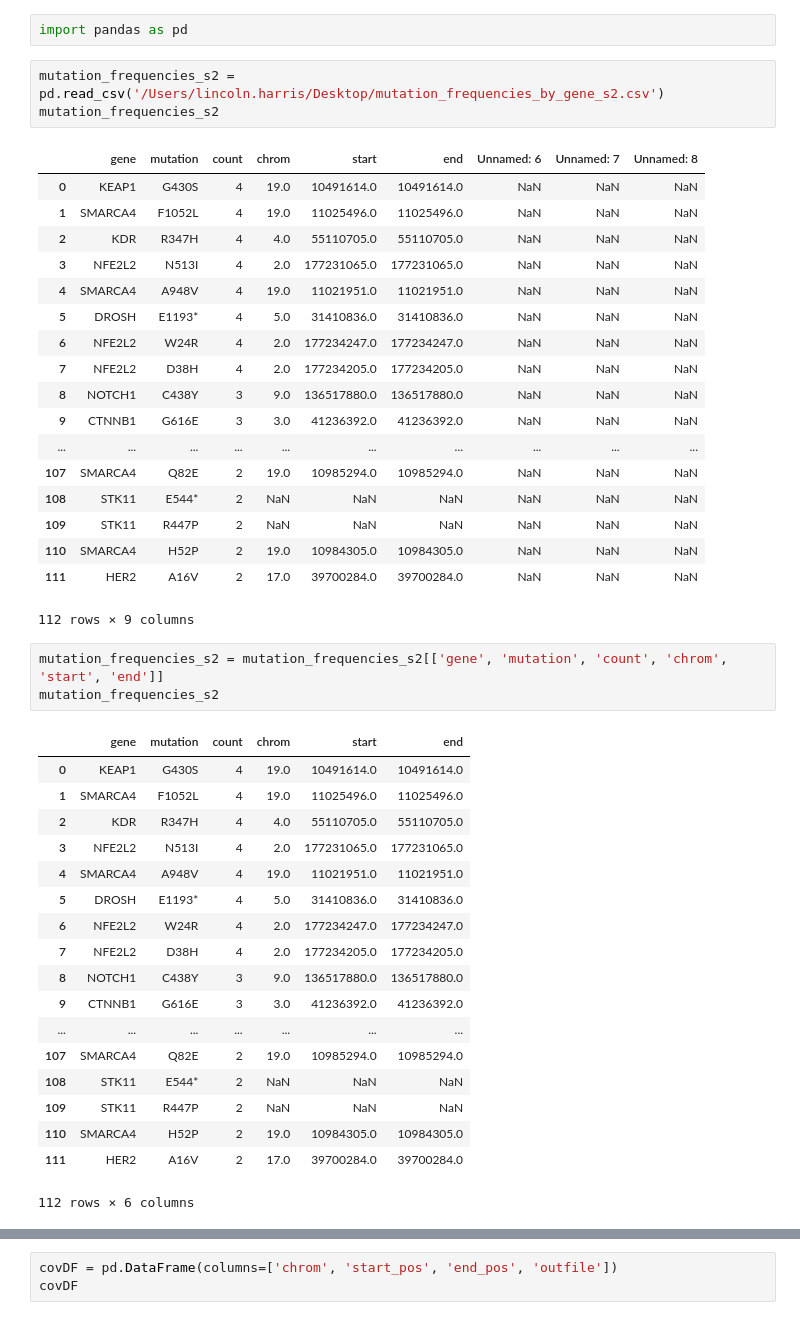
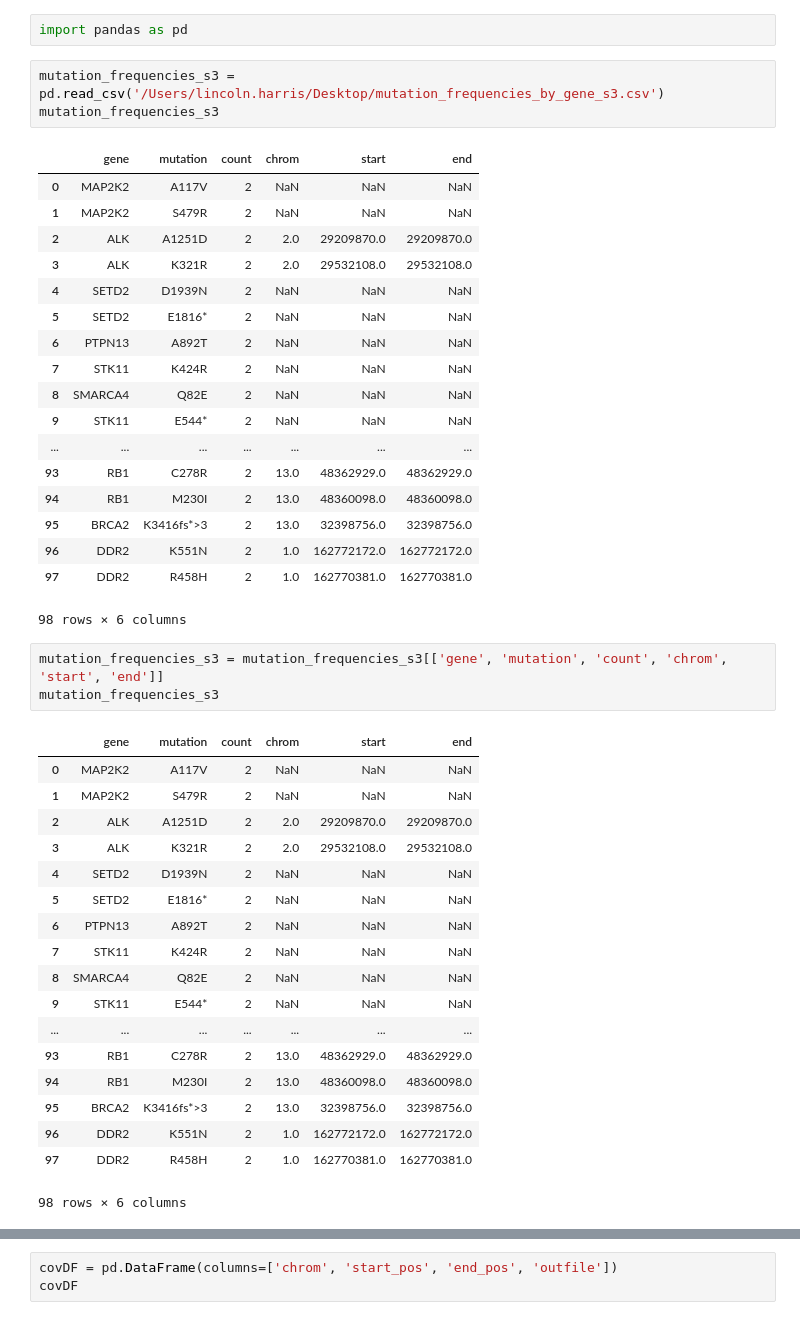
Before and after one commit to czbiohub-sf/cerebra, a Jupyter notebook: py_notebooks/make_coverage_batch.ipynb, the cells around one changed output, grey strips where cells are left out. Cells and saved outputs as stored; diff of their text form.

```diff
--- a/py_notebooks/make_coverage_batch.ipynb
+++ b/py_notebooks/make_coverage_batch.ipynb
@@ -1,46 +1,46 @@
 # %%
 import pandas as pd
 # %%
-mutation_frequencies_s2 = pd.read_csv('/Users/lincoln.harris/Desktop/mutation_frequencies_by_gene_s2.csv')
-mutation_frequencies_s2
+mutation_frequencies_s3 = pd.read_csv('/Users/lincoln.harris/Desktop/mutation_frequencies_by_gene_s3.csv')
+mutation_frequencies_s3
 # %% [output]
-|  | gene | mutation | count | chrom | start | end | Unnamed: 6 | Unnamed: 7 | Unnamed: 8 |
-| 0 | KEAP1 | G430S | 4 | 19.0 | 10491614.0 | 10491614.0 | NaN | NaN | NaN |
-| 1 | SMARCA4 | F1052L | 4 | 19.0 | 11025496.0 | 11025496.0 | NaN | NaN | NaN |
-| 2 | KDR | R347H | 4 | 4.0 | 55110705.0 | 55110705.0 | NaN | NaN | NaN |
-| 3 | NFE2L2 | N513I | 4 | 2.0 | 177231065.0 | 177231065.0 | NaN | NaN | NaN |
-| 4 | SMARCA4 | A948V | 4 | 19.0 | 11021951.0 | 11021951.0 | NaN | NaN | NaN |
-| 5 | DROSH | E1193* | 4 | 5.0 | 31410836.0 | 31410836.0 | NaN | NaN | NaN |
-| 6 | NFE2L2 | W24R | 4 | 2.0 | 177234247.0 | 177234247.0 | NaN | NaN | NaN |
-| 7 | NFE2L2 | D38H | 4 | 2.0 | 177234205.0 | 177234205.0 | NaN | NaN | NaN |
-| 8 | NOTCH1 | C438Y | 3 | 9.0 | 136517880.0 | 136517880.0 | NaN | NaN | NaN |
-| 9 | CTNNB1 | G616E | 3 | 3.0 | 41236392.0 | 41236392.0 | NaN | NaN | NaN |
-| ... | ... | ... | ... | ... | ... | ... | ... | ... | ... |
-| 107 | SMARCA4 | Q82E | 2 | 19.0 | 10985294.0 | 10985294.0 | NaN | NaN | NaN |
-| 108 | STK11 | E544* | 2 | NaN | NaN | NaN | NaN | NaN | NaN |
-| 109 | STK11 | R447P | 2 | NaN | NaN | NaN | NaN | NaN | NaN |
-| 110 | SMARCA4 | H52P | 2 | 19.0 | 10984305.0 | 10984305.0 | NaN | NaN | NaN |
-| 111 | HER2 | A16V | 2 | 17.0 | 39700284.0 | 39700284.0 | NaN | NaN | NaN |
+|  | gene | mutation | count | chrom | start | end |
+| 0 | MAP2K2 | A117V | 2 | NaN | NaN | NaN |
+| 1 | MAP2K2 | S479R | 2 | NaN | NaN | NaN |
+| 2 | ALK | A1251D | 2 | 2.0 | 29209870.0 | 29209870.0 |
+| 3 | ALK | K321R | 2 | 2.0 | 29532108.0 | 29532108.0 |
+| 4 | SETD2 | D1939N | 2 | NaN | NaN | NaN |
+| 5 | SETD2 | E1816* | 2 | NaN | NaN | NaN |
+| 6 | PTPN13 | A892T | 2 | NaN | NaN | NaN |
+| 7 | STK11 | K424R | 2 | NaN | NaN | NaN |
+| 8 | SMARCA4 | Q82E | 2 | NaN | NaN | NaN |
+| 9 | STK11 | E544* | 2 | NaN | NaN | NaN |
+| ... | ... | ... | ... | ... | ... | ... |
+| 93 | RB1 | C278R | 2 | 13.0 | 48362929.0 | 48362929.0 |
+| 94 | RB1 | M230I | 2 | 13.0 | 48360098.0 | 48360098.0 |
+| 95 | BRCA2 | K3416fs*>3 | 2 | 13.0 | 32398756.0 | 32398756.0 |
+| 96 | DDR2 | K551N | 2 | 1.0 | 162772172.0 | 162772172.0 |
+| 97 | DDR2 | R458H | 2 | 1.0 | 162770381.0 | 162770381.0 |
-112 rows × 9 columns
+98 rows × 6 columns
 # %%
-mutation_frequencies_s2 = mutation_frequencies_s2[['gene', 'mutation', 'count', 'chrom', 'start', 'end']]
-mutation_frequencies_s2
+mutation_frequencies_s3 = mutation_frequencies_s3[['gene', 'mutation', 'count', 'chrom', 'start', 'end']]
+mutation_frequencies_s3
 # %% [output]
 |  | gene | mutation | count | chrom | start | end |
-| 0 | KEAP1 | G430S | 4 | 19.0 | 10491614.0 | 10491614.0 |
-| 1 | SMARCA4 | F1052L | 4 | 19.0 | 11025496.0 | 11025496.0 |
-| 2 | KDR | R347H | 4 | 4.0 | 55110705.0 | 55110705.0 |
-| 3 | NFE2L2 | N513I | 4 | 2.0 | 177231065.0 | 177231065.0 |
-| 4 | SMARCA4 | A948V | 4 | 19.0 | 11021951.0 | 11021951.0 |
-| 5 | DROSH | E1193* | 4 | 5.0 | 31410836.0 | 31410836.0 |
-| 6 | NFE2L2 | W24R | 4 | 2.0 | 177234247.0 | 177234247.0 |
-| 7 | NFE2L2 | D38H | 4 | 2.0 | 177234205.0 | 177234205.0 |
-| 8 | NOTCH1 | C438Y | 3 | 9.0 | 136517880.0 | 136517880.0 |
-| 9 | CTNNB1 | G616E | 3 | 3.0 | 41236392.0 | 41236392.0 |
+| 0 | MAP2K2 | A117V | 2 | NaN | NaN | NaN |
+| 1 | MAP2K2 | S479R | 2 | NaN | NaN | NaN |
+| 2 | ALK | A1251D | 2 | 2.0 | 29209870.0 | 29209870.0 |
+| 3 | ALK | K321R | 2 | 2.0 | 29532108.0 | 29532108.0 |
+| 4 | SETD2 | D1939N | 2 | NaN | NaN | NaN |
+| 5 | SETD2 | E1816* | 2 | NaN | NaN | NaN |
+| 6 | PTPN13 | A892T | 2 | NaN | NaN | NaN |
+| 7 | STK11 | K424R | 2 | NaN | NaN | NaN |
+| 8 | SMARCA4 | Q82E | 2 | NaN | NaN | NaN |
+| 9 | STK11 | E544* | 2 | NaN | NaN | NaN |
 | ... | ... | ... | ... | ... | ... | ... |
-| 107 | SMARCA4 | Q82E | 2 | 19.0 | 10985294.0 | 10985294.0 |
-| 108 | STK11 | E544* | 2 | NaN | NaN | NaN |
-| 109 | STK11 | R447P | 2 | NaN | NaN | NaN |
-| 110 | SMARCA4 | H52P | 2 | 19.0 | 10984305.0 | 10984305.0 |
-| 111 | HER2 | A16V | 2 | 17.0 | 39700284.0 | 39700284.0 |
+| 93 | RB1 | C278R | 2 | 13.0 | 48362929.0 | 48362929.0 |
+| 94 | RB1 | M230I | 2 | 13.0 | 48360098.0 | 48360098.0 |
+| 95 | BRCA2 | K3416fs*>3 | 2 | 13.0 | 32398756.0 | 32398756.0 |
+| 96 | DDR2 | K551N | 2 | 1.0 | 162772172.0 | 162772172.0 |
+| 97 | DDR2 | R458H | 2 | 1.0 | 162770381.0 | 162770381.0 |
-112 rows × 6 columns
+98 rows × 6 columns
```
Also changed, not shown: parts of 5 cells of this notebook, 1 other file.
